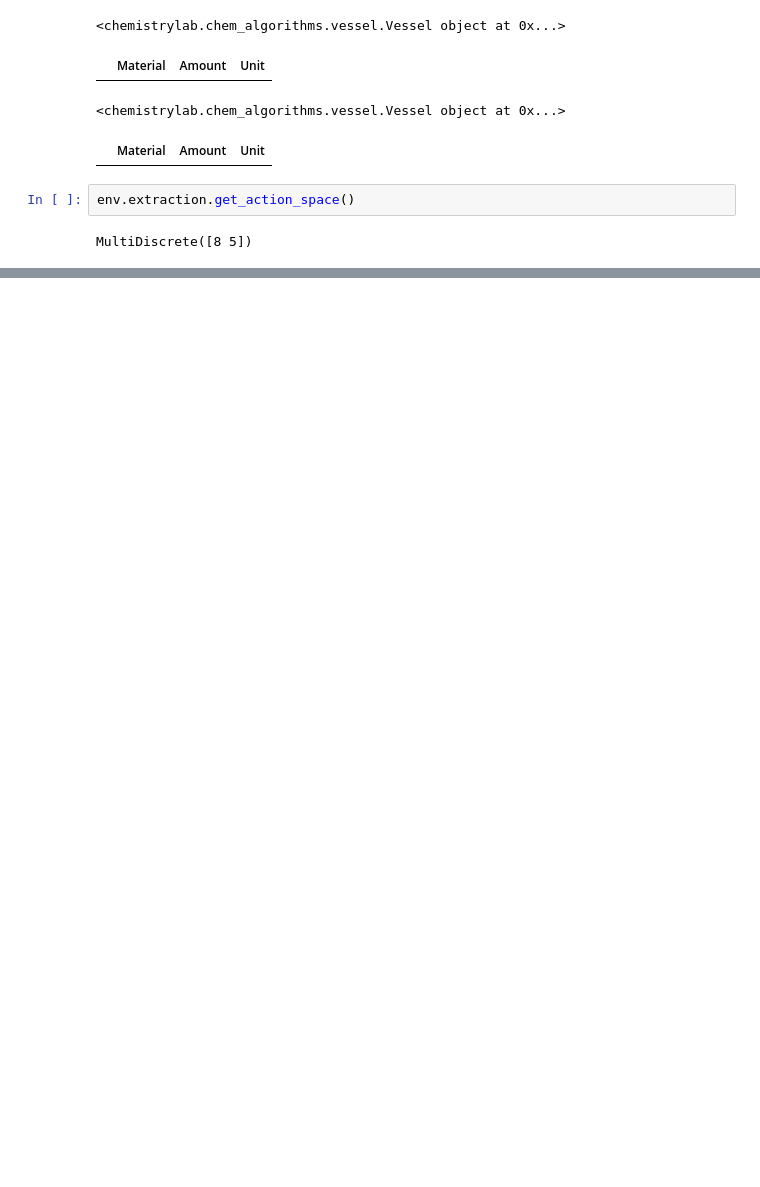
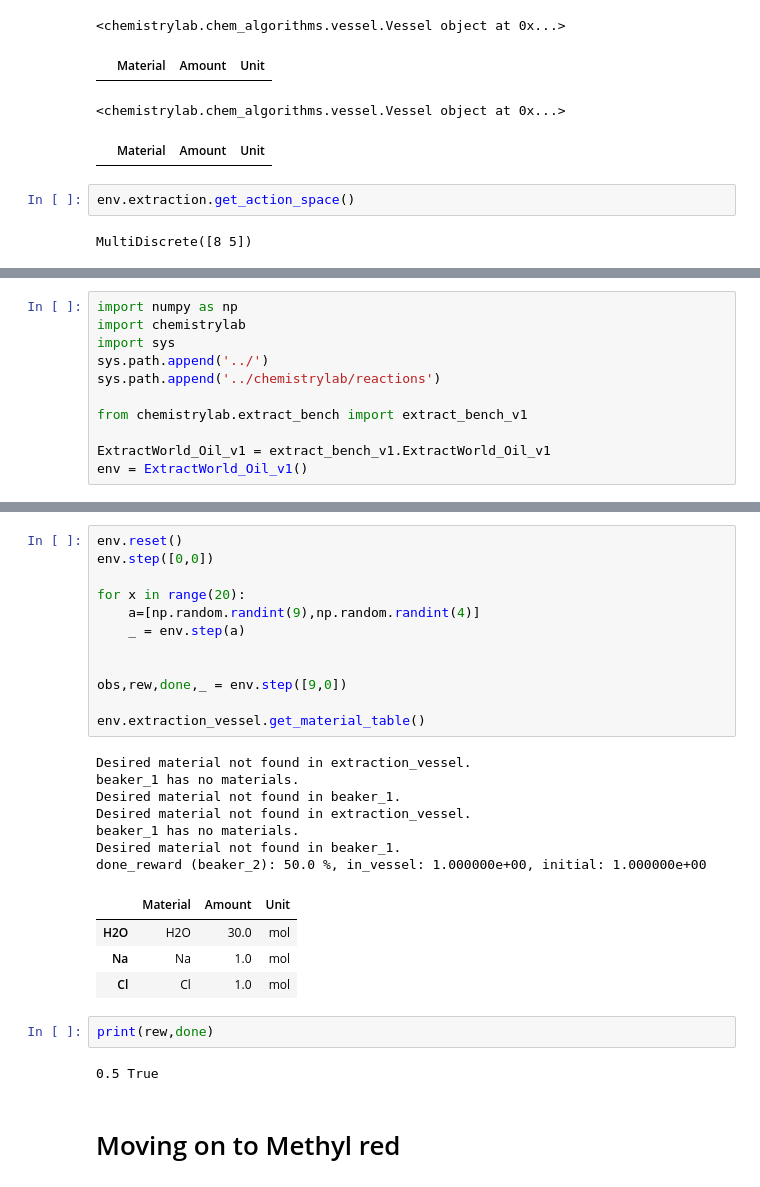
Before and after one commit to chemgymrl/chemgymrl, a Jupyter notebook: Gym notes.ipynb, the cells around one changed output, grey strips where cells are left out. Cells and saved outputs as stored; diff of their text form; blank space fills up the shorter version.

```diff
--- a/Gym notes.ipynb
+++ b/Gym notes.ipynb
@@ -576,0 +558,11 @@ class WurtzExtract_v1(chemistrylab.extract_bench.extract_bench_v1_engine.Extract
+# %%
+import numpy as np
+import chemistrylab
+import sys
+sys.path.append('../')
+sys.path.append('../chemistrylab/reactions')
+
+from chemistrylab.extract_bench import extract_bench_v1
+
+ExtractWorld_Oil_v1 = extract_bench_v1.ExtractWorld_Oil_v1
+env = ExtractWorld_Oil_v1()
@@ -576,0 +576,30 @@ class WurtzExtract_v1(chemistrylab.extract_bench.extract_bench_v1_engine.Extract
+# %%
+env.reset()
+env.step([0,0])
+
+for x in range(20):
+    a=[np.random.randint(9),np.random.randint(4)]
+    _ = env.step(a)
+
+
+obs,rew,done,_ = env.step([9,0])
+
+env.extraction_vessel.get_material_table()
+# %% [output]
+Desired material not found in extraction_vessel.
+beaker_1 has no materials.
+Desired material not found in beaker_1.
+Desired material not found in extraction_vessel.
+beaker_1 has no materials.
+Desired material not found in beaker_1.
+done_reward (beaker_2): 50.0 %, in_vessel: 1.000000e+00, initial: 1.000000e+00
+|  | Material | Amount | Unit |
+| H2O | H2O | 30.0 | mol |
+| Na | Na | 1.0 | mol |
+| Cl | Cl | 1.0 | mol |
+# %%
+print(rew,done)
+# %% [output]
+0.5 True
+# %% [markdown]
+# Moving on to Methyl red
```
Also changed, not shown: parts of 16 cells of this notebook, 11 other files.
